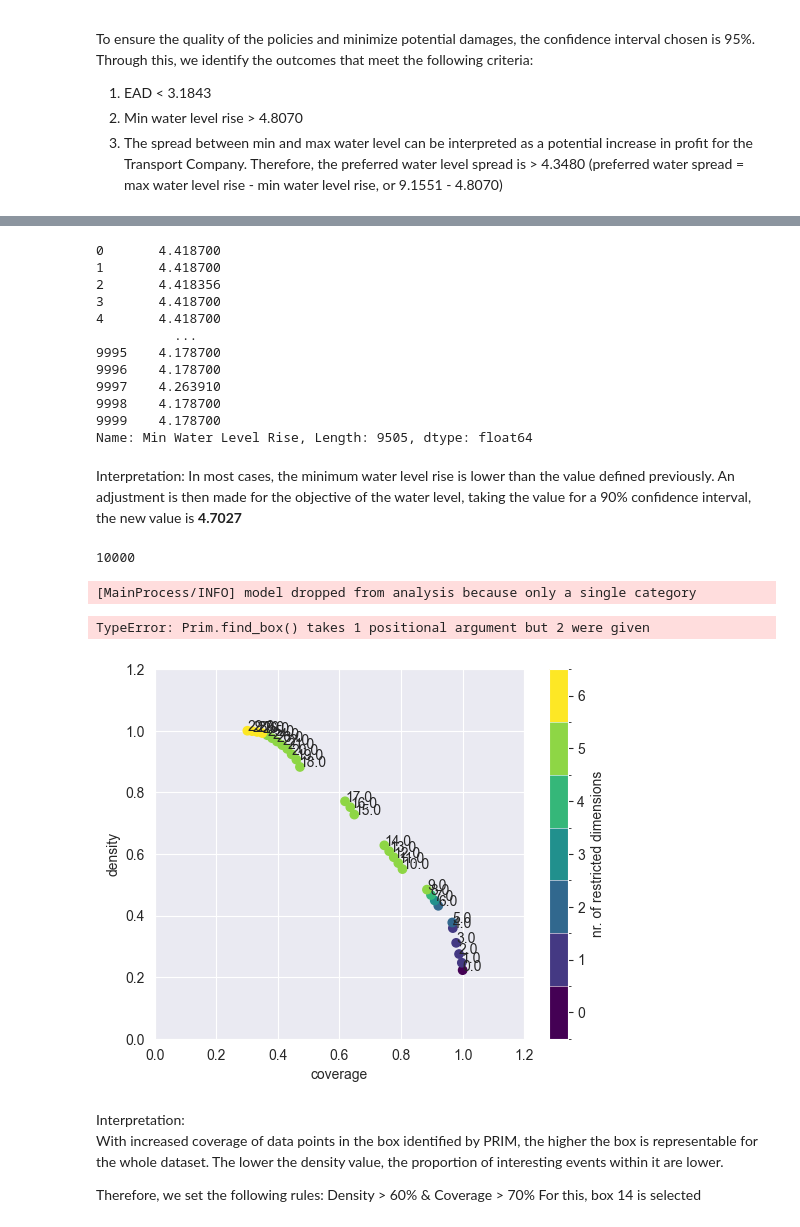
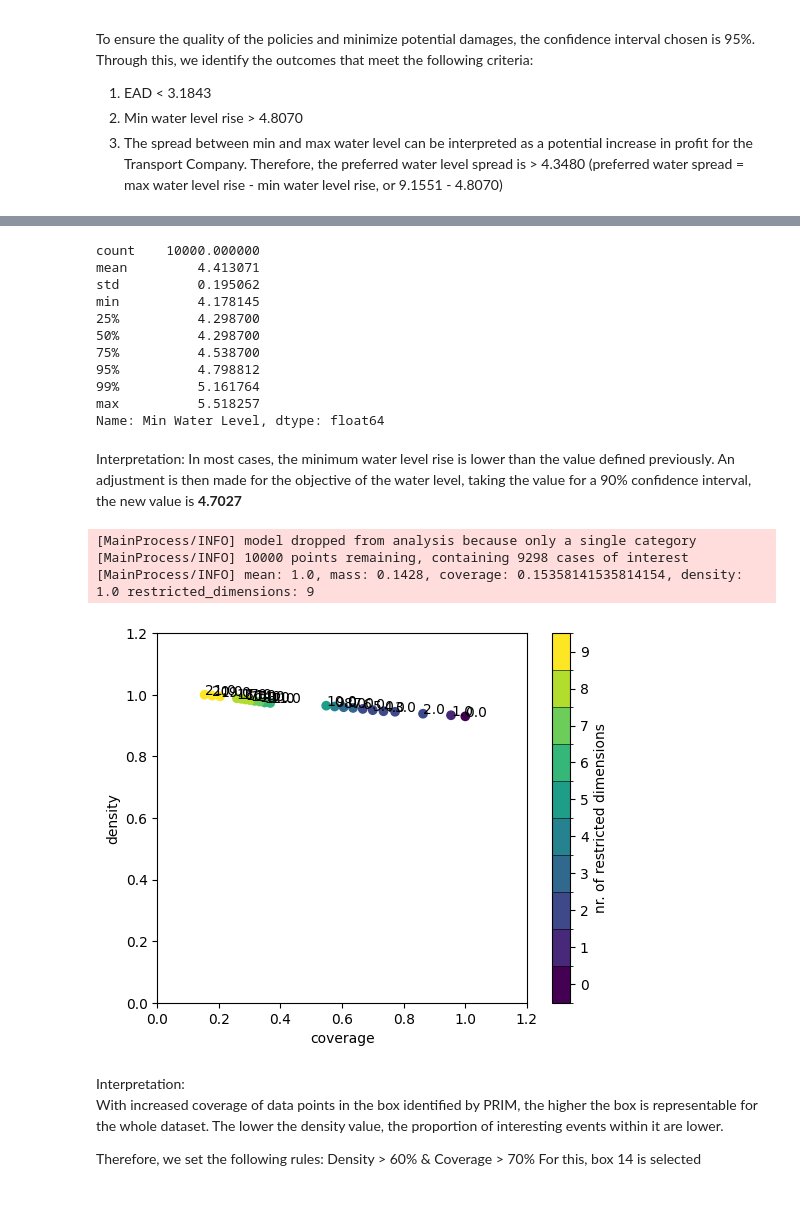
Before and after one commit to florihu/MBDM_Group5, a Jupyter notebook: 2- Scenario Discovery & PRIM.ipynb, the cells around one changed output, grey strips where cells are left out. Drawn from its saved outputs; the diff is of its cells as text; code cells hidden in the pictures.

```diff
--- a/2- Scenario Discovery & PRIM.ipynb
+++ b/2- Scenario Discovery & PRIM.ipynb
@@ -152,28 +165,25 @@ What is this referencing?
 # %%
-data = outcomes_df['Min Water Level Rise']
+data = outcomes_df['Min Water Level']
 
 y = data[data < 4.807055]
 
 data.describe([.25,.5,.75,.95,.99])
 # %% [output]
-0       4.418700
-1       4.418700
-2       4.418356
-3       4.418700
-4       4.418700
-          ...
-9995    4.178700
-9996    4.178700
-9997    4.263910
-9998    4.178700
-9999    4.178700
-Name: Min Water Level Rise, Length: 9505, dtype: float64
+count    10000.000000
+mean         4.413071
+std          0.195062
+min          4.178145
+25%          4.298700
+50%          4.298700
+75%          4.538700
+95%          4.798812
+99%          5.161764
+max          5.518257
+Name: Min Water Level, dtype: float64
 # %% [markdown]
 Interpretation: In most cases, the minimum water level rise is lower than the value defined previously. An adjustment is then made for the objective of the water level, taking the value for a 90% confidence interval, the new value is **4.7027**
 # %%
 y = np.array(data < 4.702725)
-# %% [output]
-10000
 # %%
 from ema_workbench.analysis import prim
 
@@ -187,13 +197,14 @@ box1 = prim_alg.find_box()
 #print(type(y))
 # %% [output]
 [MainProcess/INFO] model dropped from analysis because only a single category
+[MainProcess/INFO] 10000 points remaining, containing 9298 cases of interest
+[MainProcess/INFO] mean: 1.0, mass: 0.1428, coverage: 0.15358141535814154, density: 1.0 restricted_dimensions: 9
-TypeError: Prim.find_box() takes 1 positional argument but 2 were given
 # %%
 box1.show_tradeoff(annotated=True)
-plt.autoscale()
+
 plt.show()
 # %% [output]
-[figure, old version]
+[figure, new version]
 # %% [markdown]
 Interpretation:
 With increased coverage of data points in the box identified by PRIM, the higher the box is representable for the whole dataset. The lower the density value, the proportion of interesting events within it are lower.
```
Also changed, not shown: parts of 21 cells of this notebook, 2 other files.
